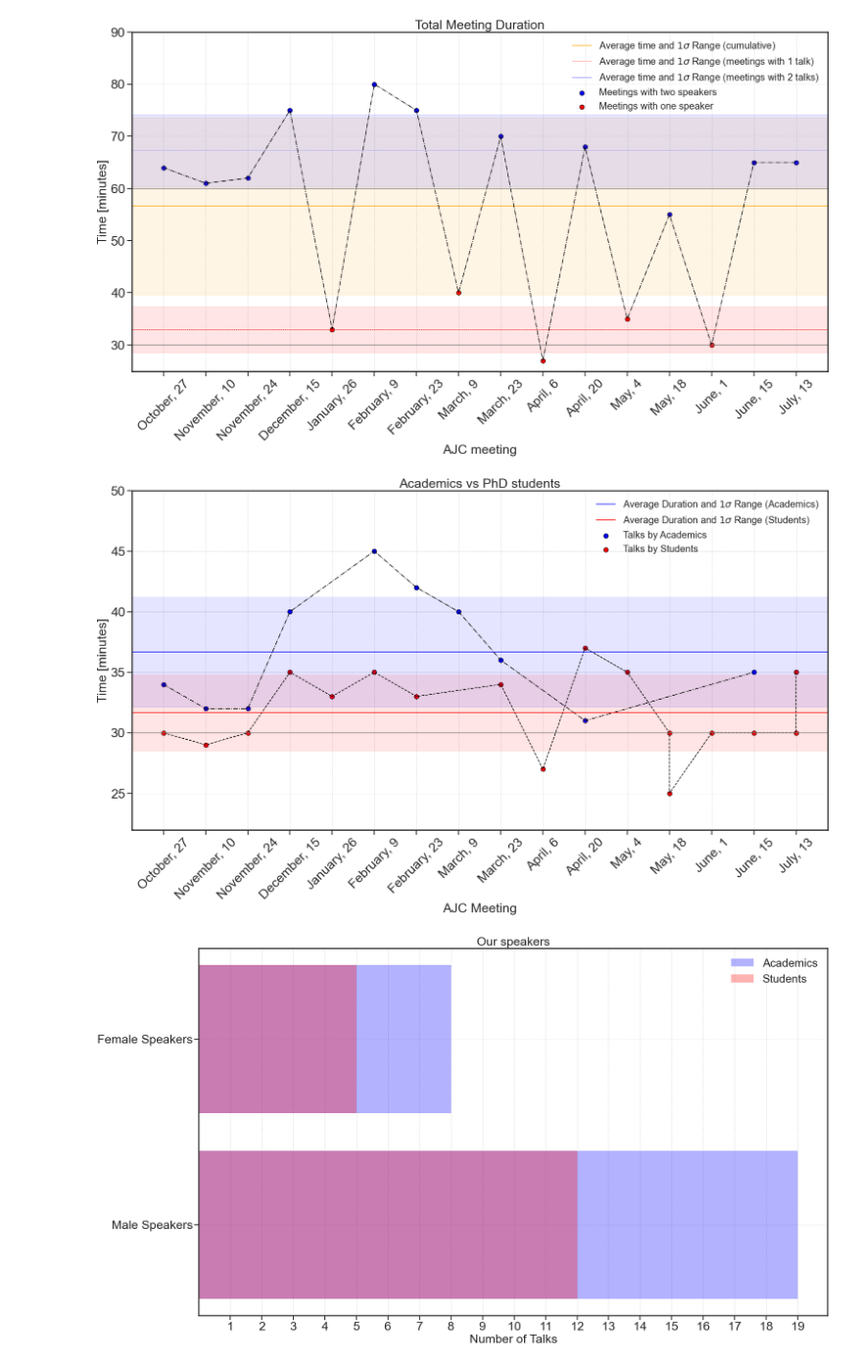
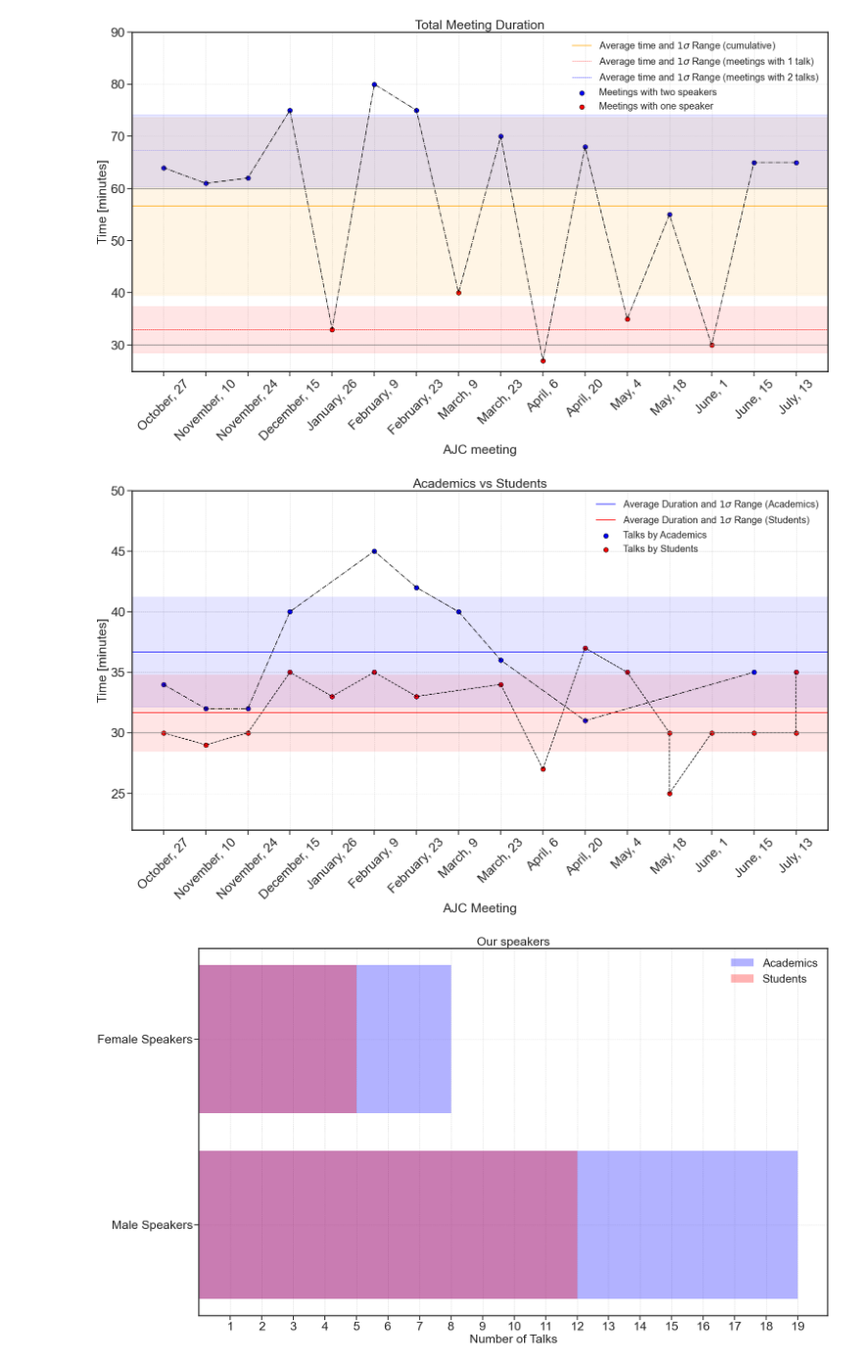
Before and after one commit to WilliamGiare/Astrophysics_Journal_CLub, a Jupyter notebook: Data & Analysis/AJC_analysis.ipynb, the cells around one changed output. Shown at 98% size. Drawn from its saved outputs; the diff is of its cells as text; code cells hidden in the pictures.

```diff
--- a/Data & Analysis/AJC_analysis.ipynb
+++ b/Data & Analysis/AJC_analysis.ipynb
@@ -360,7 +360,7 @@ ax1.set_xlabel(r'AJC Meeting',fontsize = 27)
 ax1.set_ylabel(r'Time [minutes]',fontsize = 27)
 ax1.grid(linestyle='--',linewidth=0.7)
 
-ax1.set_title('Academics vs PhD students')
+ax1.set_title('Academics vs Students')
 
 ax1.set_ylim(22,50)
 
@@ -376,34 +376,34 @@ plt.axhspan(t_mean_Acad-t_std_Acad,t_mean_Acad+t_std_Acad,color="blue",alpha=0.1
 plt.axhline(t_mean_PhD,color="r",label="Average Duration and $1\sigma$ Range (Students)")
 plt.axhspan(t_mean_PhD-t_std_PhD,t_mean_PhD+t_std_PhD,color="r",alpha=0.1) #label="$1\sigma$ Range (Students)")
 
 labels = [item.get_text() for item in ax1.get_xticklabels()]
 labels[0]='October, 27'
 labels[1]='November, 10'
 labels[2]='November, 24'
 labels[3]='December, 15'
 labels[4]='January, 26'
 labels[5]='February, 9'
 labels[6]='February, 23'
 labels[7]='March, 9'
 labels[8]='March, 23'
 labels[9]='April, 6'
 labels[10]='April, 20'
 labels[11]='May, 4'
 labels[12]='May, 18'
 labels[13]='June, 1'
 labels[14]='June, 15'
 labels[15]='July, 13'
 ax1.set_xticklabels(labels)
 
 plt.axhline(30,color="grey")
 
 plt.legend(fontsize="20")
 
 plt.show()
 
 #plt.savefig("Plot/Academics_vs_png.pdf")
 # %% [output]
-[figure, old version]
+[figure, new version]
 # %%
 plt.rcParams["axes.edgecolor"] = "0.15"
 plt.rcParams["axes.linewidth"]  = "2.5"
```
Also changed, not shown: parts of 1 cell of this notebook, 3 other files.
